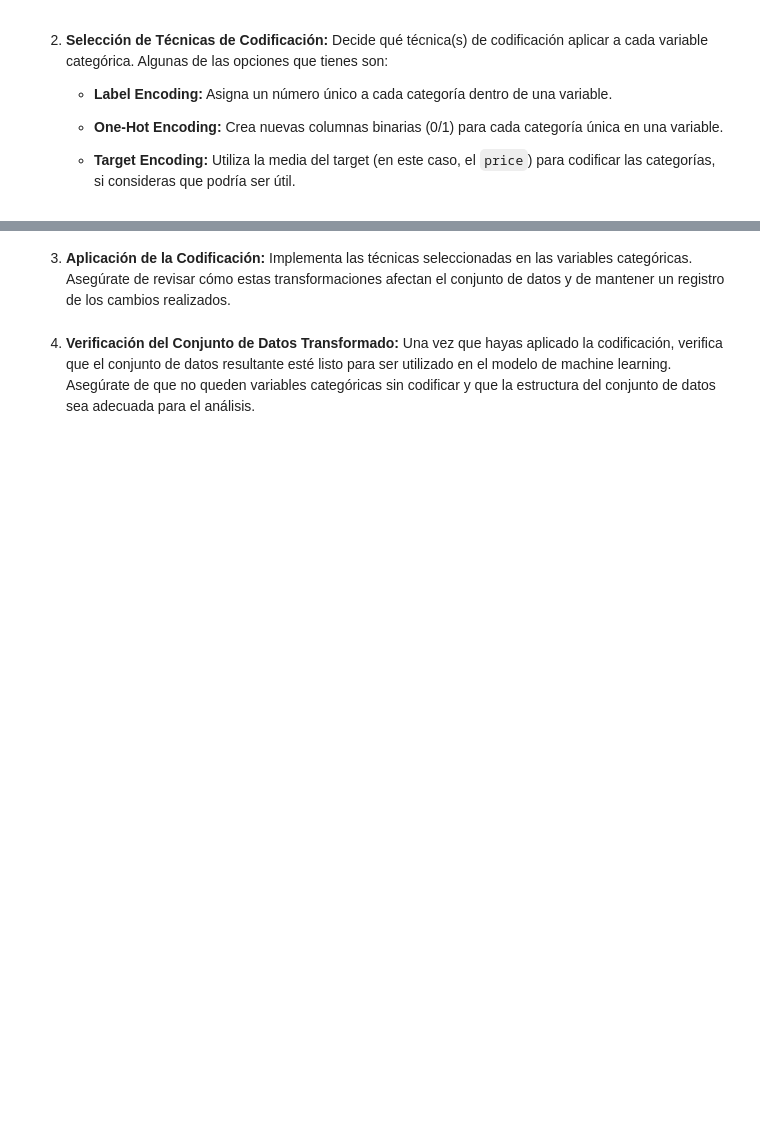
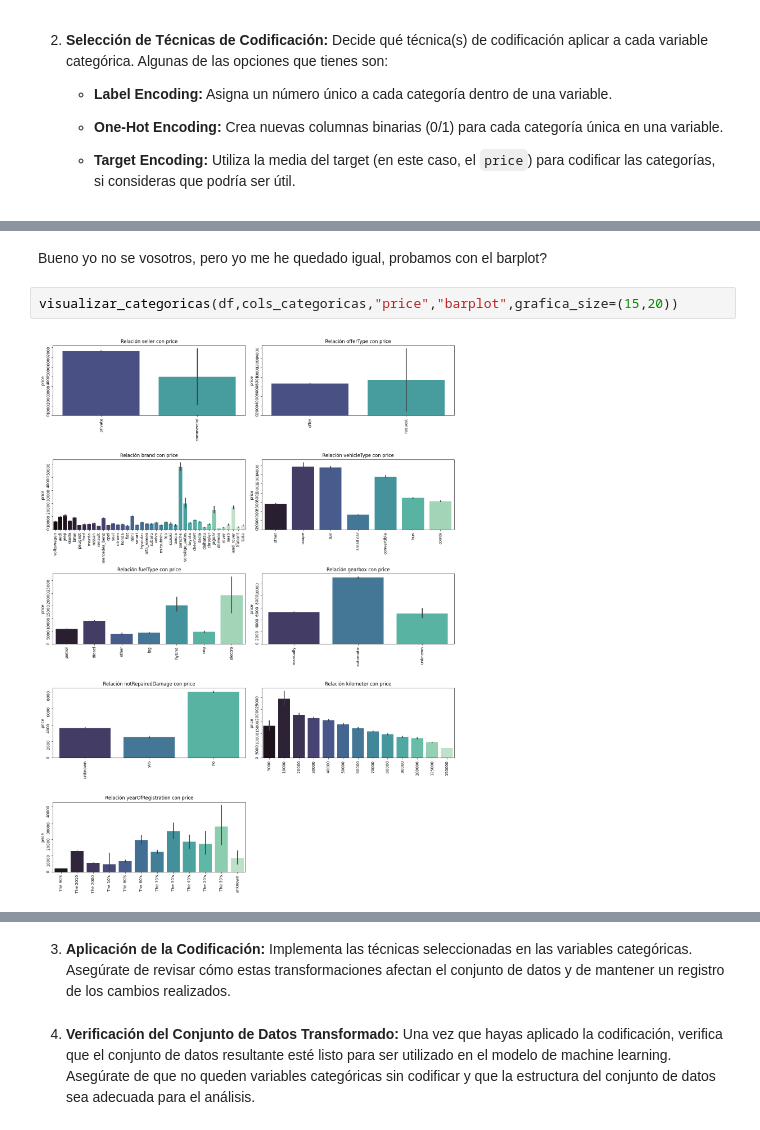
Before and after one commit to apelsito/laboratorio-modulo7-leccion04-encoding, a Jupyter notebook: laboratorio-modulo7-leccion04-encoding.ipynb, the cells around one changed output, grey strips where cells are left out. Drawn from its saved outputs; the diff is of its cells as text; blank space fills up the shorter version.

```diff
--- a/laboratorio-modulo7-leccion04-encoding.ipynb
+++ b/laboratorio-modulo7-leccion04-encoding.ipynb
@@ -26,0 +153,6 @@ En este laboratorio, te centrarás en la **codificación de variables categóric
+# %% [markdown]
+Bueno yo no se vosotros, pero yo me he quedado igual, probamos con el barplot?
+# %%
+visualizar_categoricas(df,cols_categoricas,"price","barplot",grafica_size=(15,20))
+# %% [output]
+[figure, added]
```
Also changed, not shown: parts of 27 cells of this notebook, 2 other files.
